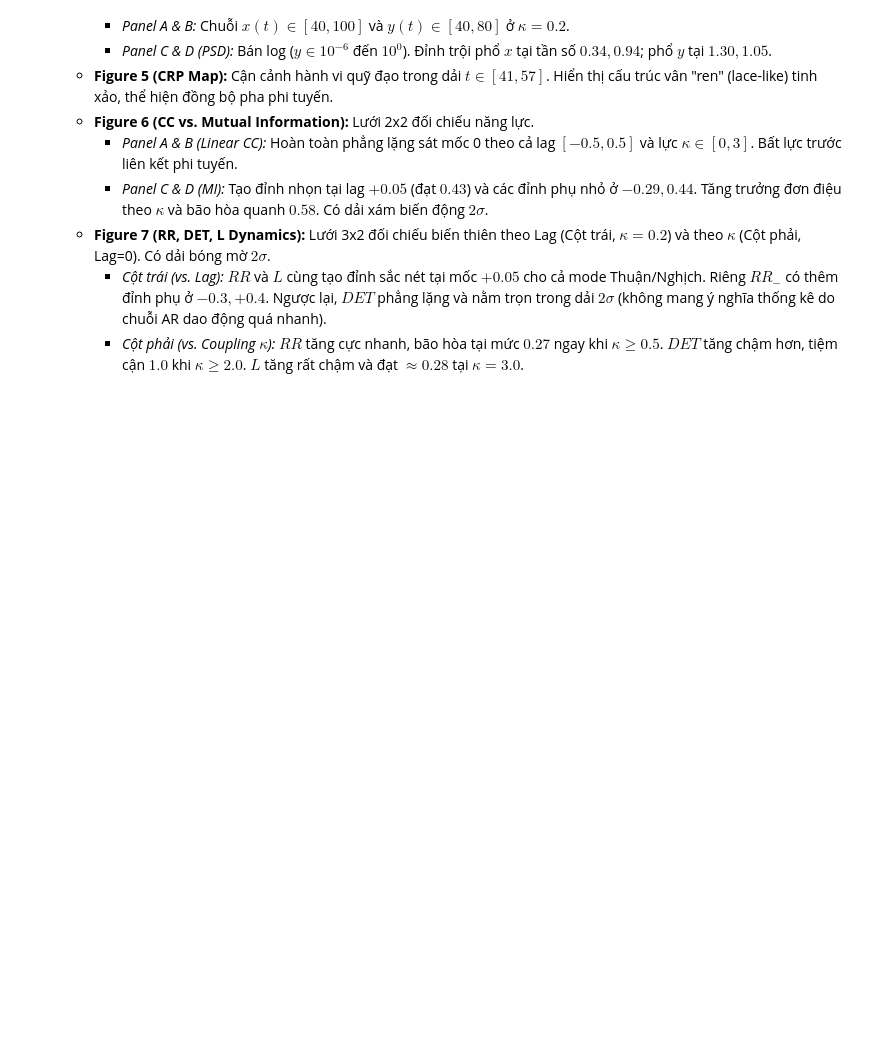
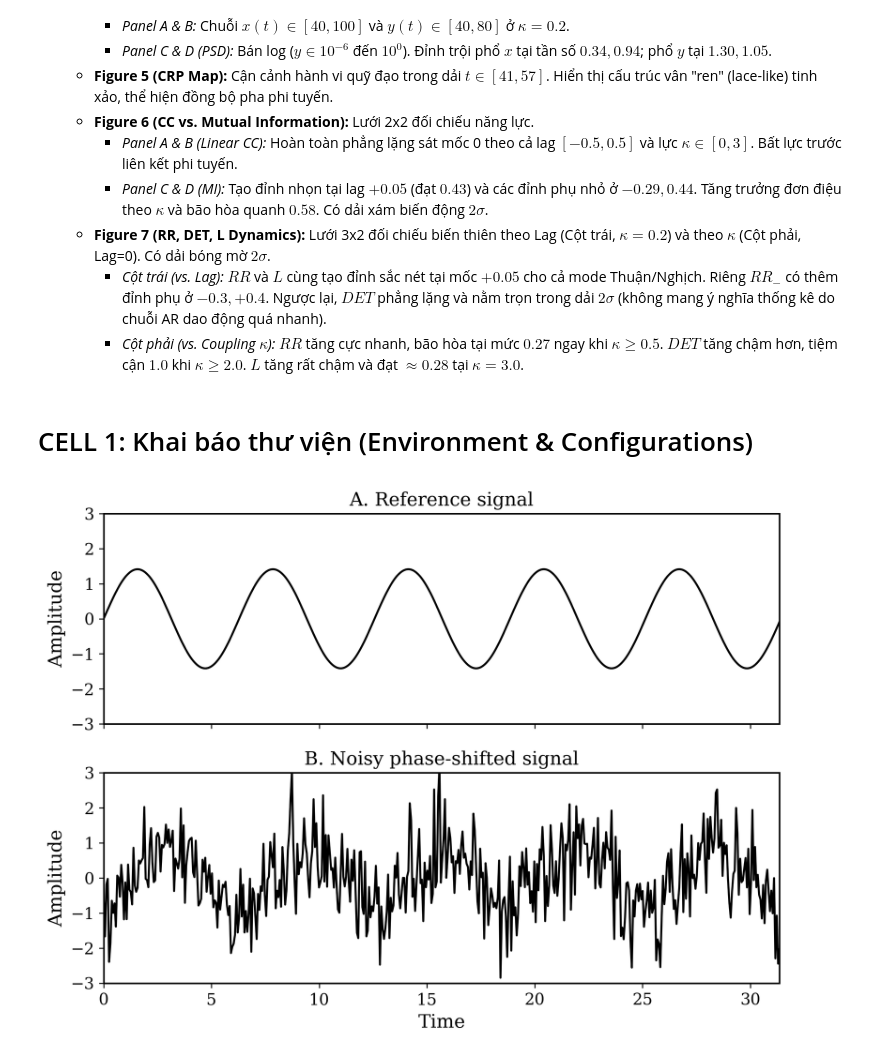
Before and after one commit to Vutu2003/Nonlinear-Time-Series-Analysis, a Jupyter notebook: paper_replications/Marwan_Kruths_Cross_Recurrence_Plot.ipynb, the cells around one changed output. Drawn from its saved outputs; the diff is of its cells as text; code cells hidden in the pictures; blank space fills up the shorter version.

Commit message:
Finished reproduce experiment Cross Recurrence Plot (Marwan, 2002)

```diff
--- a/paper_replications/Marwan_Kruths_Cross_Recurrence_Plot.ipynb
+++ b/paper_replications/Marwan_Kruths_Cross_Recurrence_Plot.ipynb
@@ -31,3 +31,5 @@
     *   **Figure 7 (RR, DET, L Dynamics):** Lưới 3x2 đối chiếu biến thiên theo Lag (Cột trái, $\kappa=0.2$) và theo $\kappa$ (Cột phải, Lag=0). Có dải bóng mờ $2\sigma$.
         *   *Cột trái (vs. Lag):* $RR$ và $L$ cùng tạo đỉnh sắc nét tại mốc $+0.05$ cho cả mode Thuận/Nghịch. Riêng $RR_-$ có thêm đỉnh phụ ở $-0.3, +0.4$. Ngược lại, $DET$ phẳng lặng và nằm trọn trong dải $2\sigma$ (không mang ý nghĩa thống kê do chuỗi AR dao động quá nhanh).
         *   *Cột phải (vs. Coupling $\kappa$):* $RR$ tăng cực nhanh, bão hòa tại mức $0.27$ ngay khi $\kappa \ge 0.5$. $DET$ tăng chậm hơn, tiệm cận $1.0$ khi $\kappa \ge 2.0$. $L$ tăng rất chậm và đạt $\approx 0.28$ tại $\kappa=3.0$.
+# %% [markdown]
+# CELL 1: Khai báo thư viện (Environment & Configurations)
@@ -33,0 +94,44 @@
+# %%
+# =============================================================================
+# CELL 5: GENERATE NOISY SINE & FIGURE 1
+# =============================================================================
+
+# Tái lập ngẫu nhiên
+rng = np.random.default_rng(42)
+
+# Trục thời gian
+delta_x = 2 * np.pi / 100
+x = np.arange(500) * delta_x
+
+# Tạo tín hiệu
+f = np.sin(x)
+g = -np.cos(x) + rng.normal(0, 1.0, size=500)
+
+# Z-score normalization
+def zscore(signal):
+    signal = np.asarray(signal)
+    return (signal - np.mean(signal)) / np.std(signal)
+
+f_z = zscore(f)
+g_z = zscore(g)
+
+# Figure 1
+fig, axes = plt.subplots(2, 1, figsize=(8, 6), sharex=True)
+
+axes[0].plot(x, f_z, color="black")
+axes[0].set_title("A. Reference signal")
+axes[0].set_ylabel("Amplitude")
+axes[0].set_ylim(-3, 3)
+axes[0].set_xlim(0, x[-1])
+
+axes[1].plot(x, g_z, color="black")
+axes[1].set_title("B. Noisy phase-shifted signal")
+axes[1].set_xlabel("Time")
+axes[1].set_ylabel("Amplitude")
+axes[1].set_ylim(-3, 3)
+axes[1].set_xlim(0, x[-1])
+
+plt.tight_layout()
+plt.show()
+# %% [output]
+[figure, added]
```
Also changed, not shown: parts of 8 cells of this notebook.
